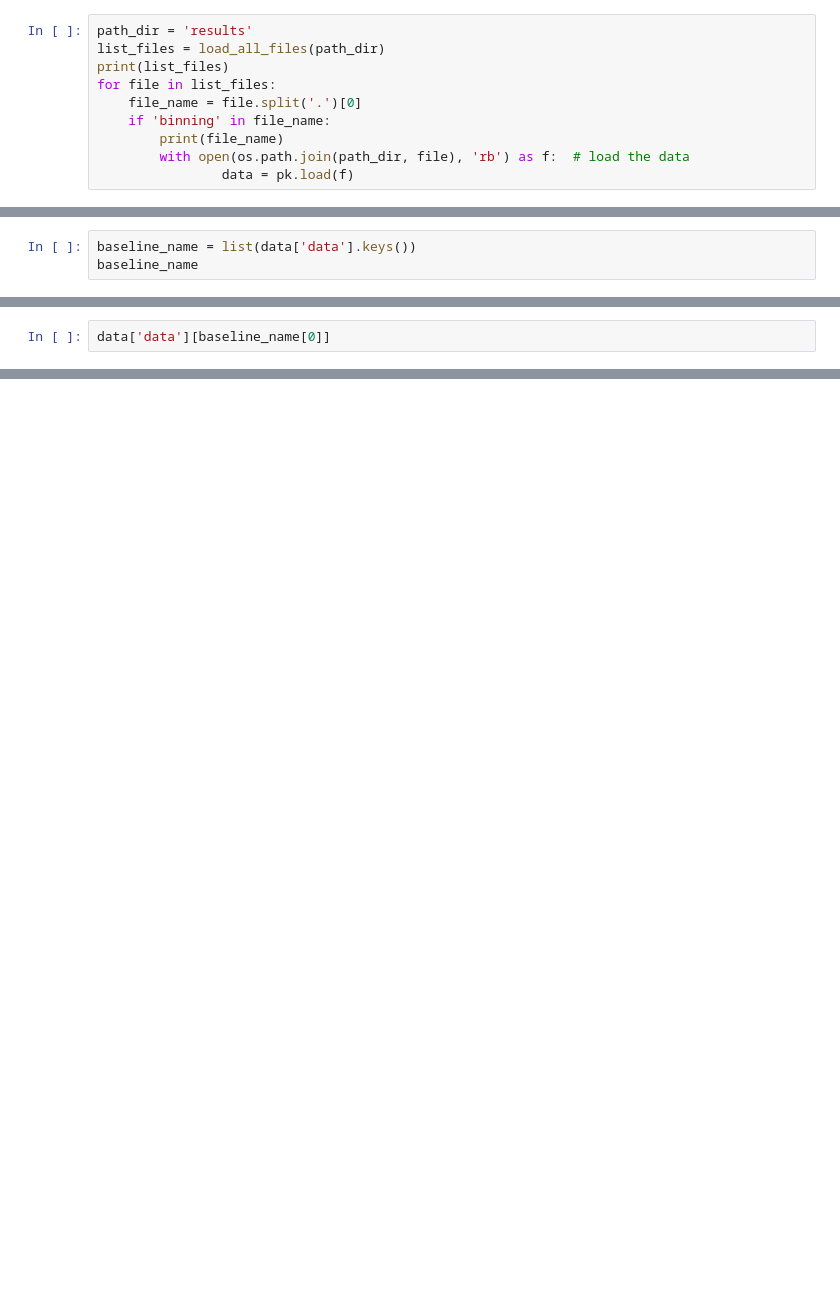
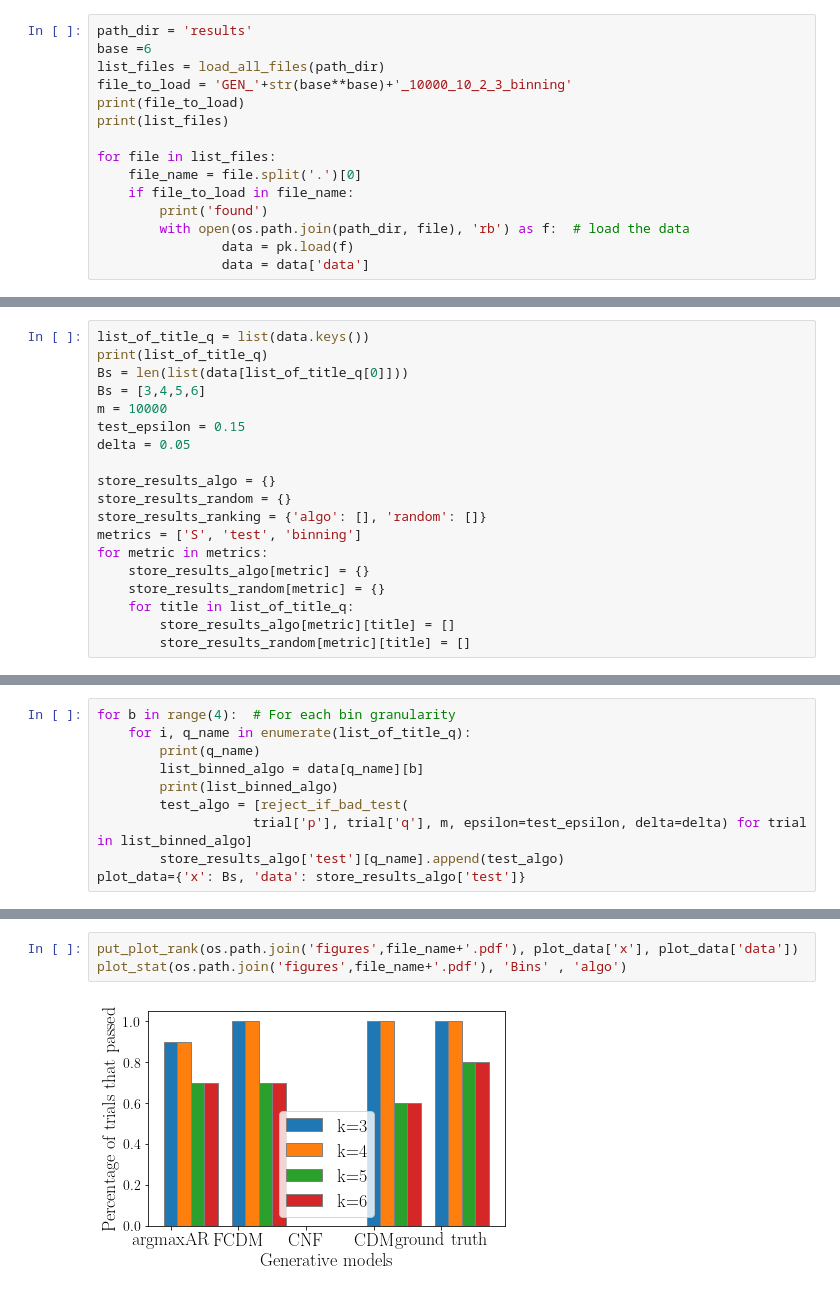
Before and after one commit to AnjaKroon/GenModel, a Jupyter notebook: Plotting.ipynb, the cells around one changed output, grey strips where cells are left out. Saved outputs shown, nothing was run; the diff lists cells and outputs as text; blank space fills up the shorter version.

```diff
--- a/Plotting.ipynb
+++ b/Plotting.ipynb
@@ -16,11 +18,16 @@ import pickle as pk
 # %%
 path_dir = 'results'
+base =6
 list_files = load_all_files(path_dir)
+file_to_load = 'GEN_'+str(base**base)+'_10000_10_2_3_binning'
+print(file_to_load)
 print(list_files)
+
 for file in list_files:
     file_name = file.split('.')[0]
-    if 'binning' in file_name:
-        print(file_name)
+    if file_to_load in file_name:
+        print('found')
         with open(os.path.join(path_dir, file), 'rb') as f:  # load the data
                 data = pk.load(f)
+                data = data['data']
 # %% [output]
@@ -30,4 +37,20 @@ GEN_10000000000_10000_2_2_3_binning_algo
 # %%
-baseline_name = list(data['data'].keys())
-baseline_name
+list_of_title_q = list(data.keys())
+print(list_of_title_q)
+Bs = len(list(data[list_of_title_q[0]]))
+Bs = [3,4,5,6]
+m = 10000
+test_epsilon = 0.15
+delta = 0.05
+
+store_results_algo = {}
+store_results_random = {}
+store_results_ranking = {'algo': [], 'random': []}
+metrics = ['S', 'test', 'binning']
+for metric in metrics:
+    store_results_algo[metric] = {}
+    store_results_random[metric] = {}
+    for title in list_of_title_q:
+        store_results_algo[metric][title] = []
+        store_results_random[metric][title] = []
 # %% [output]
@@ -35,3 +58,11 @@ baseline_name
 # %%
-data['data'][baseline_name[0]]
+for b in range(4):  # For each bin granularity
+    for i, q_name in enumerate(list_of_title_q):
+        print(q_name)
+        list_binned_algo = data[q_name][b]
+        print(list_binned_algo)
+        test_algo = [reject_if_bad_test(
+                    trial['p'], trial['q'], m, epsilon=test_epsilon, delta=delta) for trial in list_binned_algo]
+        store_results_algo['test'][q_name].append(test_algo)
+plot_data={'x': Bs, 'data': store_results_algo['test']}
 # %% [output]
@@ -54,0 +86,5 @@ data['data'][baseline_name[0]]
+# %%
+put_plot_rank(os.path.join('figures',file_name+'.pdf'), plot_data['x'], plot_data['data'])
+plot_stat(os.path.join('figures',file_name+'.pdf'), 'Bins' , 'algo')
+# %% [output]
+[figure, added]
```
Also changed, not shown: parts of 5 cells of this notebook, 5 other files.
